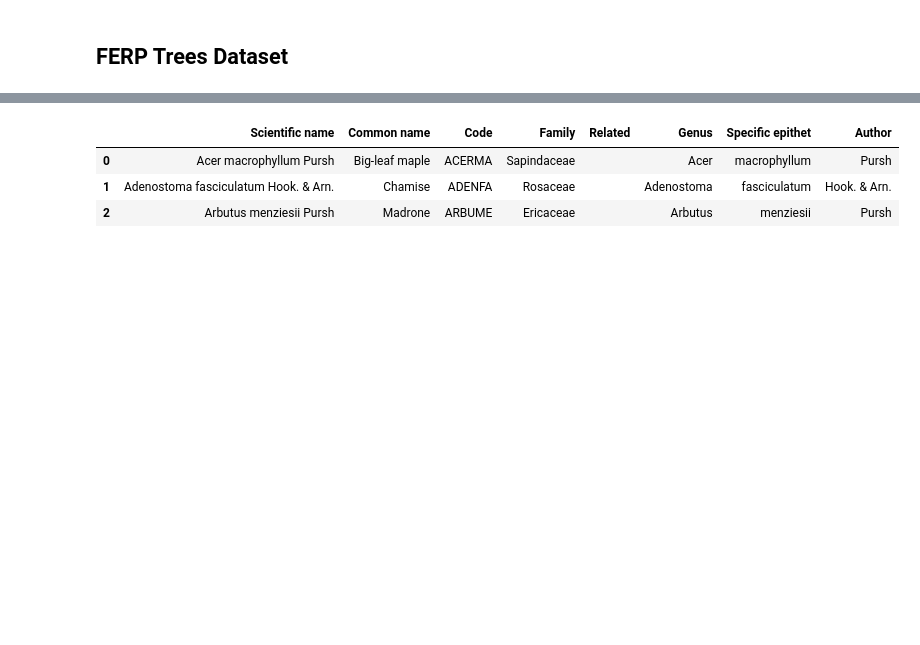
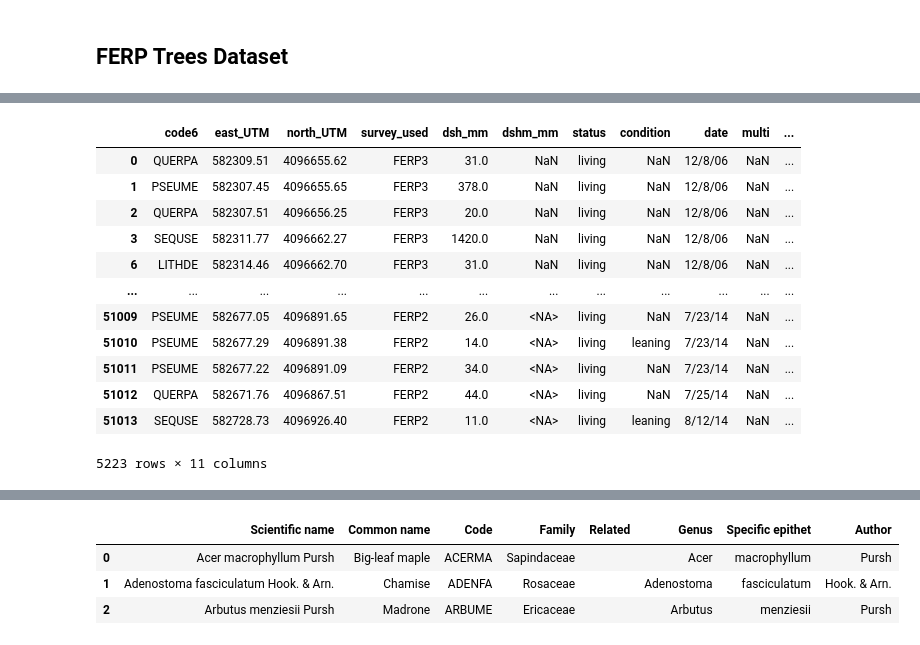
Before and after one commit to dangause/rs-hsi-botany, a Jupyter notebook: notebooks/pipeline/2_clean_tree_data.ipynb, the cells around one changed output, grey strips where cells are left out. Saved outputs shown, nothing was run; the diff lists cells and outputs as text; code cells hidden in the pictures; blank space fills up the shorter version.

```diff
--- a/notebooks/pipeline/2_clean_tree_data.ipynb
+++ b/notebooks/pipeline/2_clean_tree_data.ipynb
@@ -279,0 +361,16 @@ ferp_trees_df = pd.read_csv(ferp_path, low_memory=False)
+# %%
+ferp_trees_df[ferp_trees_df.status == 'living']
+# %% [output]
+|  | code6 | east_UTM | north_UTM | survey_used | dsh_mm | dshm_mm | status | condition | date | multi | ... |
+| 0 | QUERPA | 582309.51 | 4096655.62 | FERP3 | 31.0 | NaN | living | NaN | 12/8/06 | NaN | ... |
+| 1 | PSEUME | 582307.45 | 4096655.65 | FERP3 | 378.0 | NaN | living | NaN | 12/8/06 | NaN | ... |
+| 2 | QUERPA | 582307.51 | 4096656.25 | FERP3 | 20.0 | NaN | living | NaN | 12/8/06 | NaN | ... |
+| 3 | SEQUSE | 582311.77 | 4096662.27 | FERP3 | 1420.0 | NaN | living | NaN | 12/8/06 | NaN | ... |
+| 6 | LITHDE | 582314.46 | 4096662.70 | FERP3 | 31.0 | NaN | living | NaN | 12/8/06 | NaN | ... |
+| ... | ... | ... | ... | ... | ... | ... | ... | ... | ... | ... | ... |
+| 51009 | PSEUME | 582677.05 | 4096891.65 | FERP2 | 26.0 | <NA> | living | NaN | 7/23/14 | NaN | ... |
+| 51010 | PSEUME | 582677.29 | 4096891.38 | FERP2 | 14.0 | <NA> | living | leaning | 7/23/14 | NaN | ... |
+| 51011 | PSEUME | 582677.22 | 4096891.09 | FERP2 | 34.0 | <NA> | living | NaN | 7/23/14 | NaN | ... |
+| 51012 | QUERPA | 582671.76 | 4096867.51 | FERP2 | 44.0 | <NA> | living | NaN | 7/25/14 | NaN | ... |
+| 51013 | SEQUSE | 582728.73 | 4096926.40 | FERP2 | 11.0 | <NA> | living | leaning | 8/12/14 | NaN | ... |
+5223 rows × 11 columns
```
Also changed, not shown: parts of 29 cells of this notebook, 7 other files.
